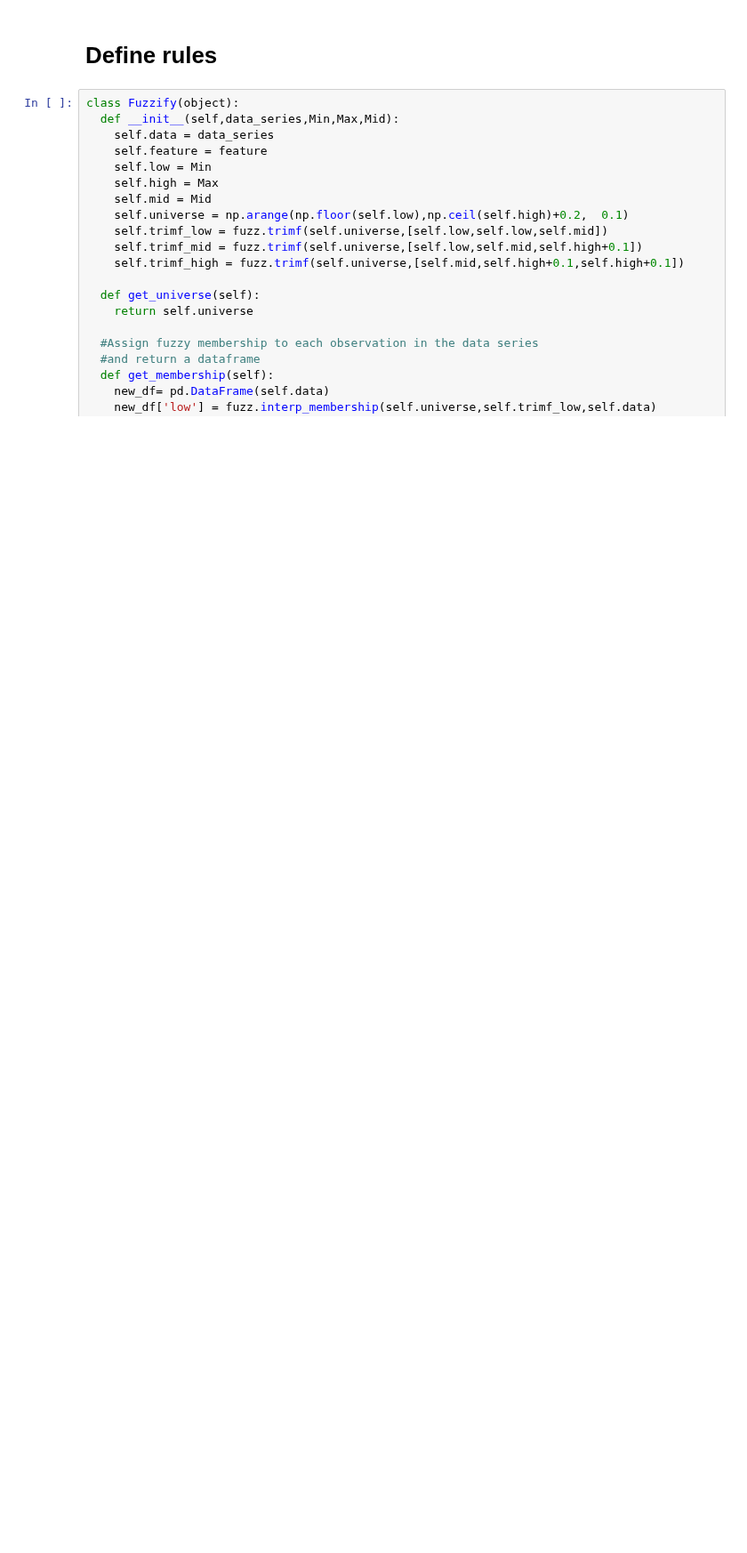
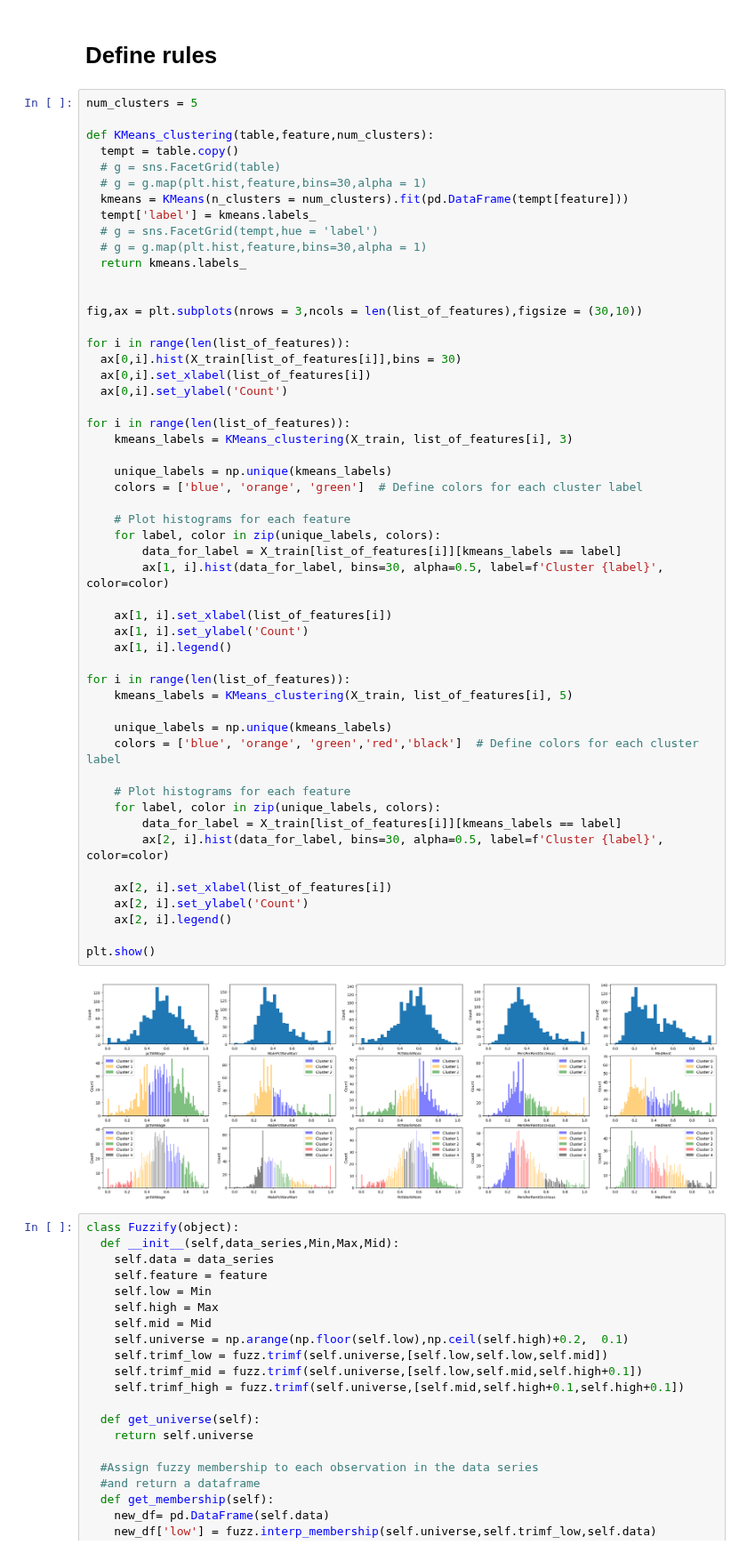
Before and after one commit to yeesem/Soft-Computing, a Jupyter notebook: Soft_Computing_Assignment_Fuzzy_Logic.ipynb, the cells around one changed output. Shown at 89% size. Cells and saved outputs as stored; diff of their text form; blank space fills up the shorter version.

```diff
--- a/Soft_Computing_Assignment_Fuzzy_Logic.ipynb
+++ b/Soft_Computing_Assignment_Fuzzy_Logic.ipynb
@@ -377,5 +402,59 @@ avg fitness is:  -0.041520265407449124
 # %% [markdown]
 # **Define rules**
+# %%
+num_clusters = 5
+
+def KMeans_clustering(table,feature,num_clusters):
+  tempt = table.copy()
+  # g = sns.FacetGrid(table)
+  # g = g.map(plt.hist,feature,bins=30,alpha = 1)
+  kmeans = KMeans(n_clusters = num_clusters).fit(pd.DataFrame(tempt[feature]))
+  tempt['label'] = kmeans.labels_
+  # g = sns.FacetGrid(tempt,hue = 'label')
+  # g = g.map(plt.hist,feature,bins=30,alpha = 1)
+  return kmeans.labels_
+
+
+fig,ax = plt.subplots(nrows = 3,ncols = len(list_of_features),figsize = (30,10))
+
+for i in range(len(list_of_features)):
+  ax[0,i].hist(X_train[list_of_features[i]],bins = 30)
+  ax[0,i].set_xlabel(list_of_features[i])
+  ax[0,i].set_ylabel('Count')
+
+for i in range(len(list_of_features)):
+    kmeans_labels = KMeans_clustering(X_train, list_of_features[i], 3)
+
+    unique_labels = np.unique(kmeans_labels)
+    colors = ['blue', 'orange', 'green']  # Define colors for each cluster label
+
+    # Plot histograms for each feature
+    for label, color in zip(unique_labels, colors):
+        data_for_label = X_train[list_of_features[i]][kmeans_labels == label]
+        ax[1, i].hist(data_for_label, bins=30, alpha=0.5, label=f'Cluster {label}', color=color)
+
+    ax[1, i].set_xlabel(list_of_features[i])
+    ax[1, i].set_ylabel('Count')
+    ax[1, i].legend()
+
+for i in range(len(list_of_features)):
+    kmeans_labels = KMeans_clustering(X_train, list_of_features[i], 5)
+
+    unique_labels = np.unique(kmeans_labels)
+    colors = ['blue', 'orange', 'green','red','black']  # Define colors for each cluster label
+
+    # Plot histograms for each feature
+    for label, color in zip(unique_labels, colors):
+        data_for_label = X_train[list_of_features[i]][kmeans_labels == label]
+        ax[2, i].hist(data_for_label, bins=30, alpha=0.5, label=f'Cluster {label}', color=color)
+
+    ax[2, i].set_xlabel(list_of_features[i])
+    ax[2, i].set_ylabel('Count')
+    ax[2, i].legend()
+
+plt.show()
+# %% [output]
+[figure, added]
 # %%
 class Fuzzify(object):
   def __init__(self,data_series,Min,Max,Mid):
```
Also changed, not shown: parts of 10 cells of this notebook.
